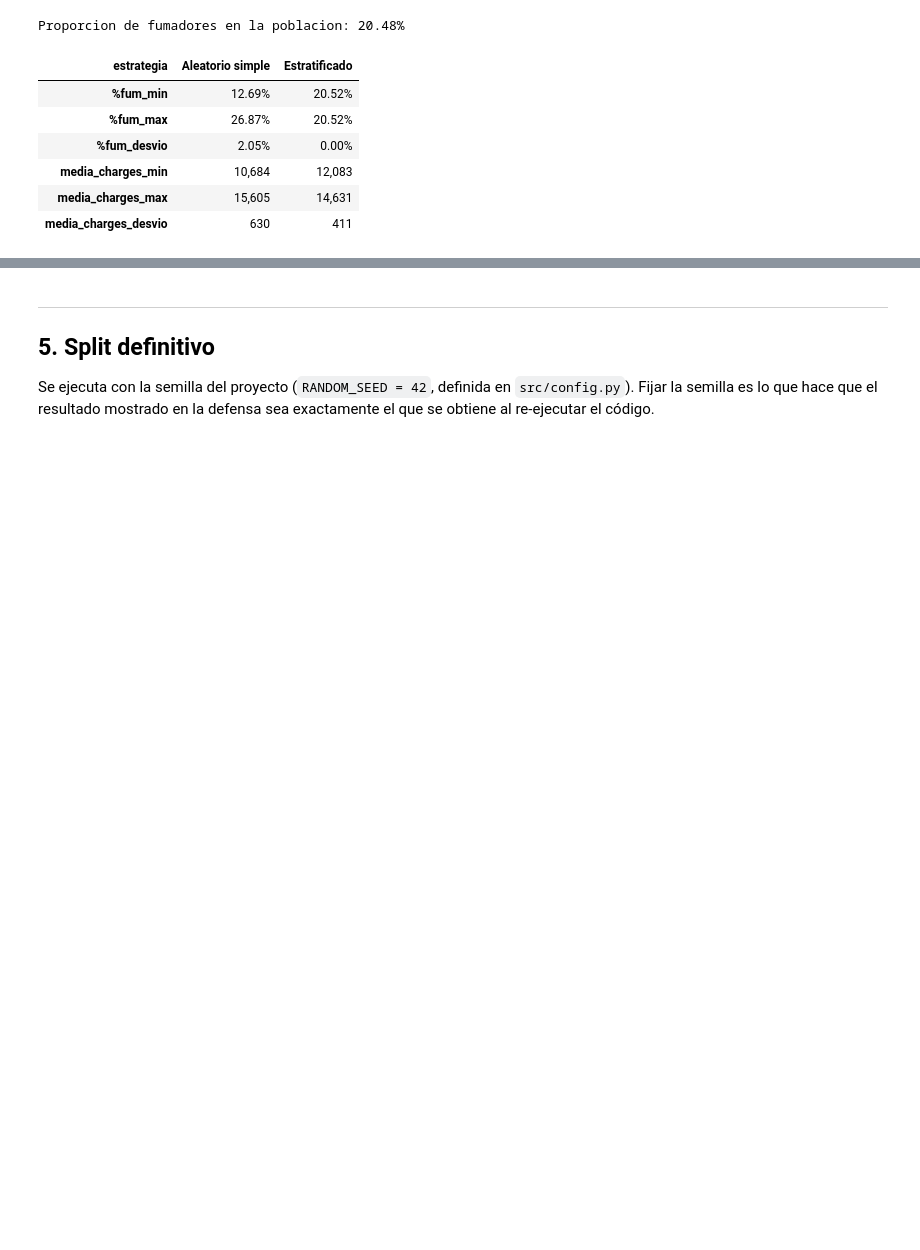
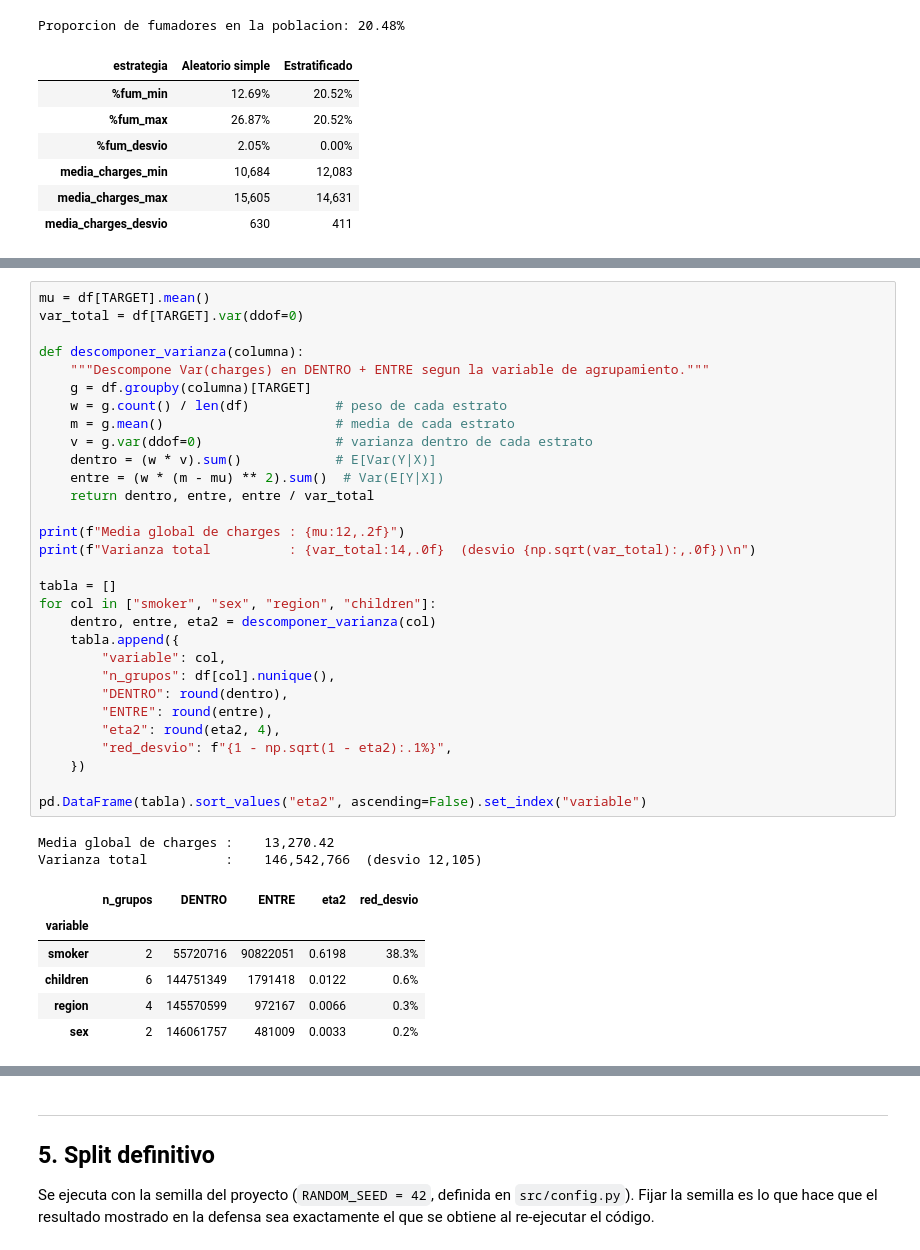
Before and after one commit to Diego050904/TP1-regresion-insurance, a Jupyter notebook: notebooks/01_carga_y_split.ipynb, the cells around one changed output, grey strips where cells are left out. Saved outputs shown, nothing was run; the diff lists cells and outputs as text; blank space fills up the shorter version.

Commit message:
Fundamentación estadística de la estratificación por smoker

```diff
--- a/notebooks/01_carga_y_split.ipynb
+++ b/notebooks/01_carga_y_split.ipynb
@@ -288,0 +312,39 @@ proporción de fumadores es exactamente eso.
+# %%
+mu = df[TARGET].mean()
+var_total = df[TARGET].var(ddof=0)
+
+def descomponer_varianza(columna):
+    """Descompone Var(charges) en DENTRO + ENTRE segun la variable de agrupamiento."""
+    g = df.groupby(columna)[TARGET]
+    w = g.count() / len(df)           # peso de cada estrato
+    m = g.mean()                      # media de cada estrato
+    v = g.var(ddof=0)                 # varianza dentro de cada estrato
+    dentro = (w * v).sum()            # E[Var(Y|X)]
+    entre = (w * (m - mu) ** 2).sum()  # Var(E[Y|X])
+    return dentro, entre, entre / var_total
+
+print(f"Media global de charges : {mu:12,.2f}")
+print(f"Varianza total          : {var_total:14,.0f}  (desvio {np.sqrt(var_total):,.0f})\n")
+
+tabla = []
+for col in ["smoker", "sex", "region", "children"]:
+    dentro, entre, eta2 = descomponer_varianza(col)
+    tabla.append({
+        "variable": col,
+        "n_grupos": df[col].nunique(),
+        "DENTRO": round(dentro),
+        "ENTRE": round(entre),
+        "eta2": round(eta2, 4),
+        "red_desvio": f"{1 - np.sqrt(1 - eta2):.1%}",
+    })
+
+pd.DataFrame(tabla).sort_values("eta2", ascending=False).set_index("variable")
+# %% [output]
+Media global de charges :    13,270.42
+Varianza total          :    146,542,766  (desvio 12,105)
+|  | n_grupos | DENTRO | ENTRE | eta2 | red_desvio |
+| variable |  |  |  |  |  |
+| smoker | 2 | 55720716 | 90822051 | 0.6198 | 38.3% |
+| children | 6 | 144751349 | 1791418 | 0.0122 | 0.6% |
+| region | 4 | 145570599 | 972167 | 0.0066 | 0.3% |
+| sex | 2 | 146061757 | 481009 | 0.0033 | 0.2% |
```
Also changed, not shown: parts of 10 cells of this notebook, 2 other files.
